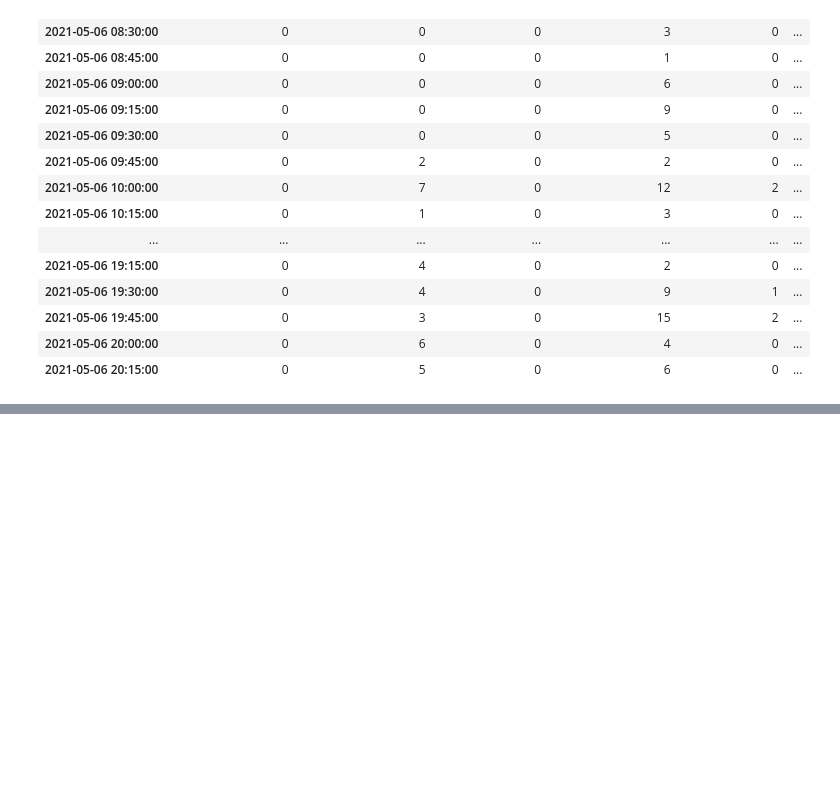
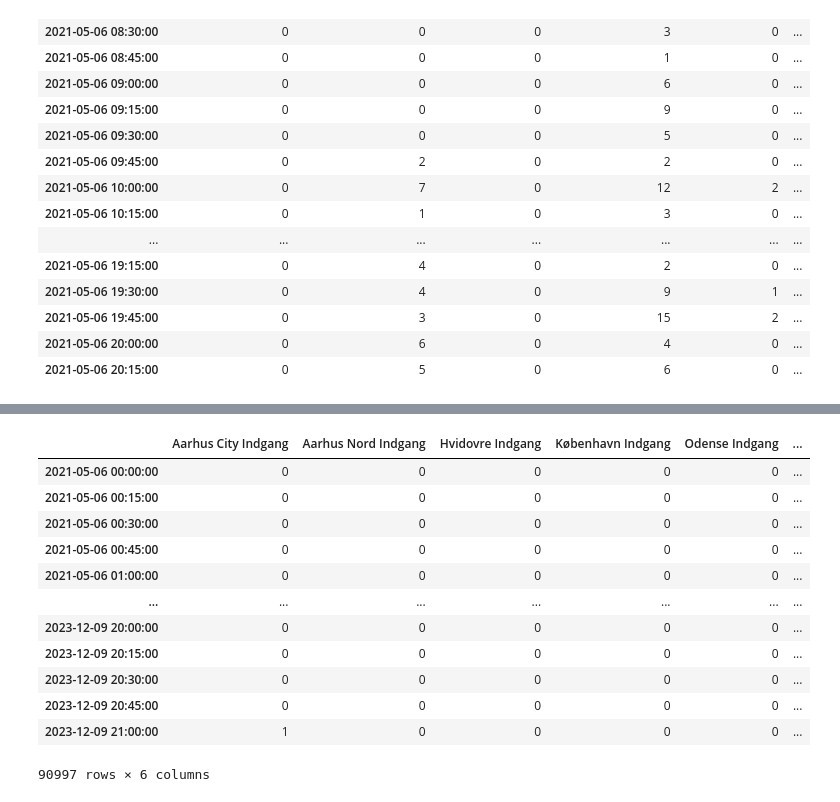
Before and after one commit to alekswael/boulders_activity_forecasting, a Jupyter notebook: src/attendance_by_hour.ipynb, the cells around one changed output, grey strips where cells are left out. Cells and saved outputs as stored; diff of their text form; code cells hidden in the pictures; blank space fills up the shorter version.

```diff
--- a/src/attendance_by_hour.ipynb
+++ b/src/attendance_by_hour.ipynb
@@ -72,3 +101,19 @@ df_hourly = df_hourly.reindex(idx, fill_value=0)
+# %%
+df_hourly
+# %% [output]
+|  | Aarhus City Indgang | Aarhus Nord Indgang | Hvidovre Indgang | København Indgang | Odense Indgang | ... |
+| 2021-05-06 00:00:00 | 0 | 0 | 0 | 0 | 0 | ... |
+| 2021-05-06 00:15:00 | 0 | 0 | 0 | 0 | 0 | ... |
+| 2021-05-06 00:30:00 | 0 | 0 | 0 | 0 | 0 | ... |
+| 2021-05-06 00:45:00 | 0 | 0 | 0 | 0 | 0 | ... |
+| 2021-05-06 01:00:00 | 0 | 0 | 0 | 0 | 0 | ... |
+| ... | ... | ... | ... | ... | ... | ... |
+| 2023-12-09 20:00:00 | 0 | 0 | 0 | 0 | 0 | ... |
+| 2023-12-09 20:15:00 | 0 | 0 | 0 | 0 | 0 | ... |
+| 2023-12-09 20:30:00 | 0 | 0 | 0 | 0 | 0 | ... |
+| 2023-12-09 20:45:00 | 0 | 0 | 0 | 0 | 0 | ... |
+| 2023-12-09 21:00:00 | 1 | 0 | 0 | 0 | 0 | ... |
+90997 rows × 6 columns
 # %%
 # Window size
 window_size = 8 # 2 hours
```
Also changed, not shown: parts of 15 cells of this notebook, 2 other files.
